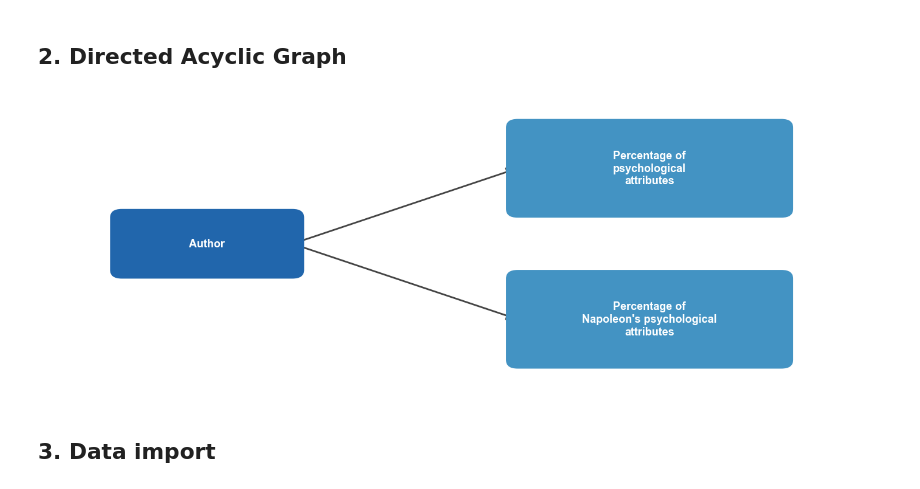
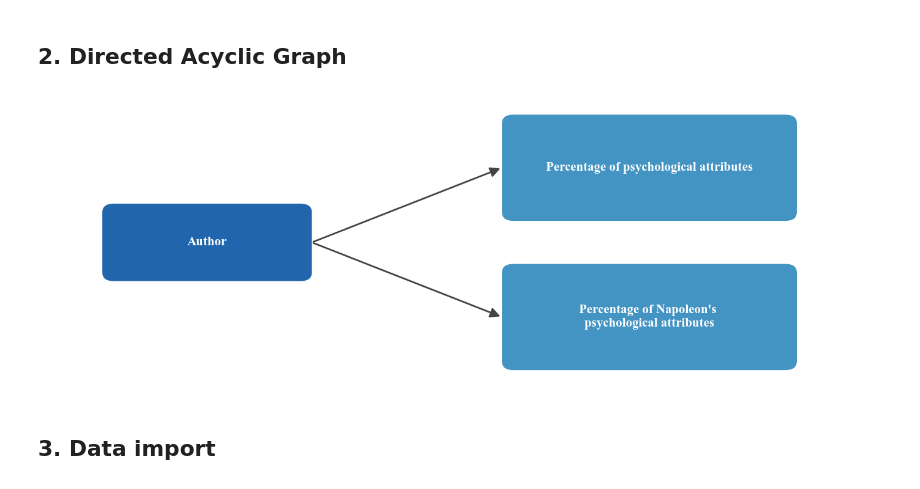
Before and after one commit to easy1Gamer/War_and_Peace_Les_Miserables, a Jupyter notebook: analysis.ipynb, the cells around one changed output. Saved outputs shown, nothing was run; the diff lists cells and outputs as text; code cells hidden in the pictures.

```diff
--- a/analysis.ipynb
+++ b/analysis.ipynb
@@ -24,6 +24,8 @@ from matplotlib.patches import FancyBboxPatch
 plt.rcParams.update({
     'figure.facecolor': 'white',
     'axes.facecolor': 'white',
+    'font.family': 'serif',
+    'font.serif': ['Times New Roman'],
 })
 
 fig, ax = plt.subplots(figsize=(14, 5))
@@ -31,45 +33,49 @@ ax.set_xlim(-0.3, 10.5)
 ax.set_ylim(0, 5)
 ax.axis('off')
 
+_lbl1 = "Percentage of psychological attributes"
+_lbl2 = "Percentage of Napoleon's \npsychological attributes"
 NODE_DEFS = [
-    ("Author",                                               1.8, 2.5, 2.2, 0.9, "#2166AC"),
-    ("Percentage of\npsychological\nattributes",             7.5, 3.8, 3.4, 1.4, "#4393C3"),
-    ("Percentage of\nNapoleon's psychological\nattributes",  7.5, 1.2, 3.4, 1.4, "#4393C3"),
+    ("Author", 1.8, 2.5, 2.4, 1.05, "#2166AC"),
+    (_lbl1,    7.5, 3.8, 3.5, 1.55, "#4393C3"),
+    (_lbl2,    7.5, 1.2, 3.5, 1.55, "#4393C3"),
 ]
+
+PAD = 0.15
 
 node_centers = {}
 for label, cx, cy, w, h, color in NODE_DEFS:
     ax.add_patch(FancyBboxPatch(
         (cx - w / 2, cy - h / 2), w, h,
-        boxstyle="round,pad=0.15",
+        boxstyle=f"round,pad={PAD}",
         facecolor=color, edgecolor="none", zorder=3,
     ))
     ax.text(cx, cy, label,
-            ha="center", va="center", fontsize=13,
-            color="white", fontweight="bold", fontfamily="sans-serif",
+            ha="center", va="center", fontsize=15,
+            color="white", fontweight="bold",
             multialignment="center", zorder=4)
     node_centers[label] = (cx, cy, w, h)
 
 EDGES = [
-    ("Author", "Percentage of\npsychological\nattributes"),
-    ("Author", "Percentage of\nNapoleon's psychological\nattributes"),
+    ("Author", _lbl1),
+    ("Author", _lbl2),
 ]
 
 for src, dst in EDGES:
     sx, sy, sw, _ = node_centers[src]
     dx, dy, dw, _ = node_centers[dst]
     ax.annotate("",
-                xy=(dx - dw / 2, dy), xytext=(sx + sw / 2, sy),
+                xy=(dx - dw / 2 - PAD, dy), xytext=(sx + sw / 2 + PAD, sy),
                 arrowprops=dict(
                     arrowstyle="-|>",
-                    color="#444444", lw=2.0, mutation_scale=22,
+                    color="#444444", lw=2.0, mutation_scale=24,
                 ),
                 zorder=2)
 
 plt.tight_layout(pad=0.5)
 plt.show()
 # %% [output]
-[figure, old version]
+[figure, new version]
 # %% [markdown]
 ## 3. Data import
 # %%
```
Also changed, not shown: parts of 7 cells of this notebook.
